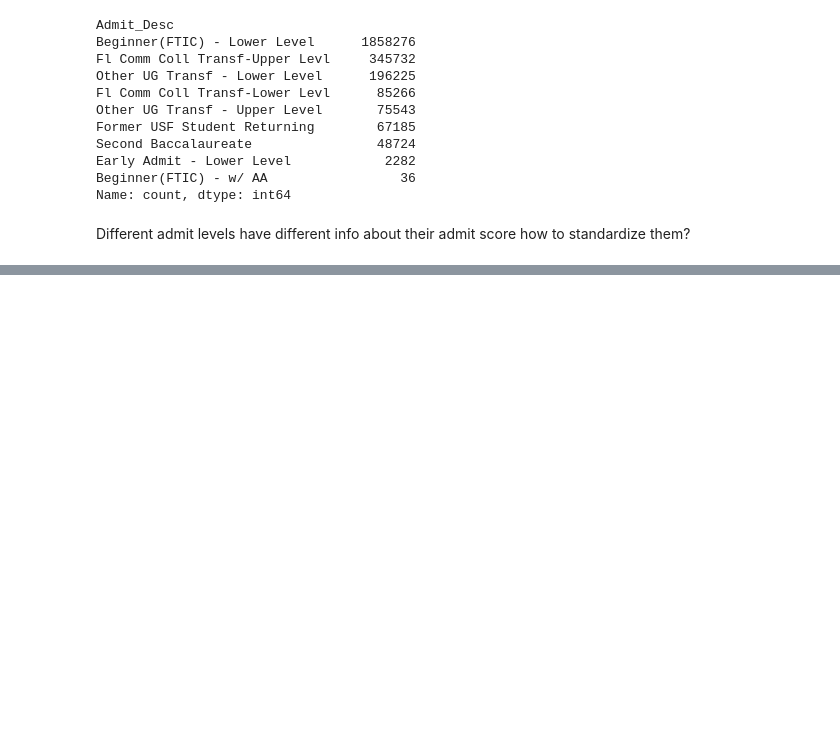
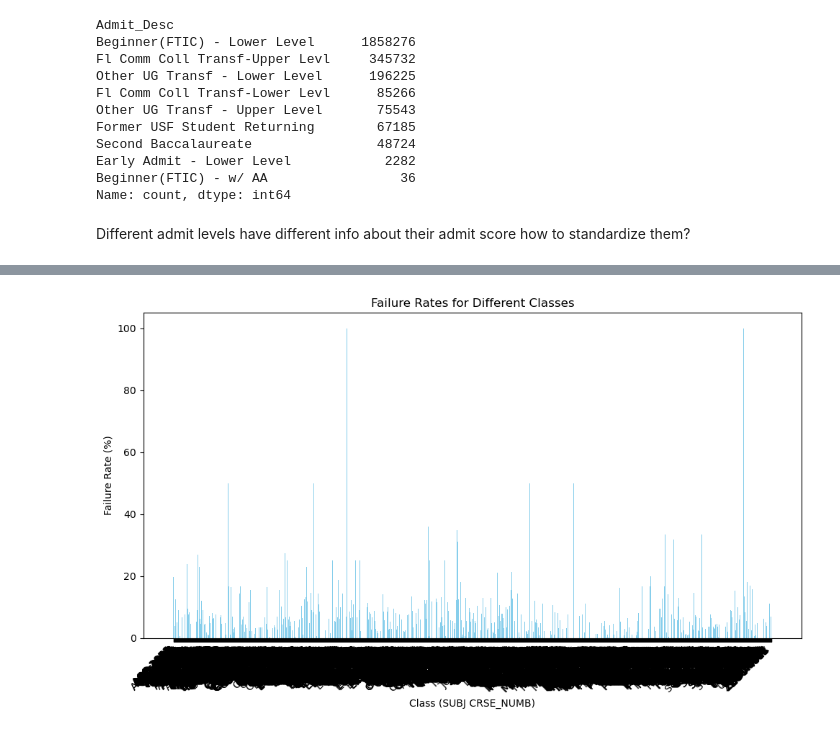
Before and after one commit to ArtKrutsko/CIS4915, a Jupyter notebook: Dataexplore.ipynb, the cells around one changed output, grey strips where cells are left out. Saved outputs shown, nothing was run; the diff lists cells and outputs as text; code cells hidden in the pictures; blank space fills up the shorter version.

Commit message:
initial failure analysis

```diff
--- a/Dataexplore.ipynb
+++ b/Dataexplore.ipynb
@@ -85,0 +104,22 @@ Different admit levels have different info about their admit score how to standa
+# %%
+# Function to analyze failure rates and number of students per class
+def analyze_failure_rates(df):
+    # Define failing grades
+    failing_grades = ['F', 'IF', 'W','D-', 'F*', 'D+*', 'D#', 'D+', 'F#', 'D', 'D*', 'D-*']
+
+    # Count total number of students per class
+    students_per_class = df.groupby(['SUBJ', 'CRSE_NUMB']).size().reset_index(name='Total_Students')
+
+    # Count total number of failures per class
+    failures_per_class = df[df['SHRTCKG_GRDE_CODE_FINAL'].isin(failing_grades)].groupby(['SUBJ', 'CRSE_NUMB']).size().reset_index(name='Total_Failures')
+
+    # Merge both dataframes to get total students and failures in one dataframe
+    result = pd.merge(students_per_class, failures_per_class, on=['SUBJ', 'CRSE_NUMB'], how='left')
+    result['Total_Failures'] = result['Total_Failures'].fillna(0)  # Fill NaN with 0 for classes with no failures
+    result['Failure_Rate'] = (result['Total_Failures'] / result['Total_Students']) * 100  # Calculate failure rate
+
+    return result
+
+# Analyze failure rates and total students per class
+failure_analysis = analyze_failure_rates(df_raw)
+print(failure_analysis)
@@ -85,0 +141,16 @@ Different admit levels have different info about their admit score how to standa
+# %%
+import matplotlib.pyplot as plt
+
+# Plotting failure rates for all the classes
+plt.figure(figsize=(10, 6))
+plt.bar(failure_analysis['SUBJ'] + " " + failure_analysis['CRSE_NUMB'].astype(str), failure_analysis['Failure_Rate'], color='skyblue')
+plt.xlabel('Class (SUBJ CRSE_NUMB)')
+plt.ylabel('Failure Rate (%)')
+plt.title('Failure Rates for Different Classes')
+plt.xticks(rotation=45, ha='right')
+plt.tight_layout()
+
+# Display the plot
+plt.show()
+# %% [output]
+[figure, added]
```
Also changed, not shown: parts of 6 cells of this notebook.
